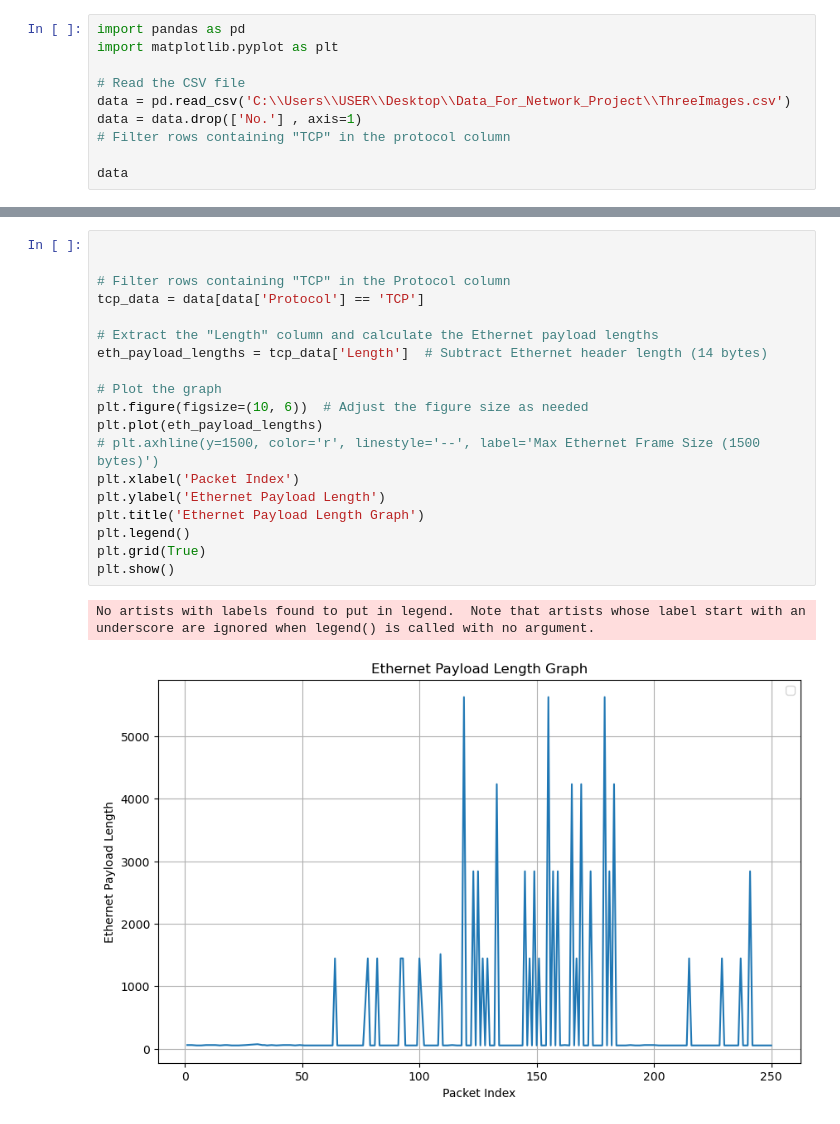
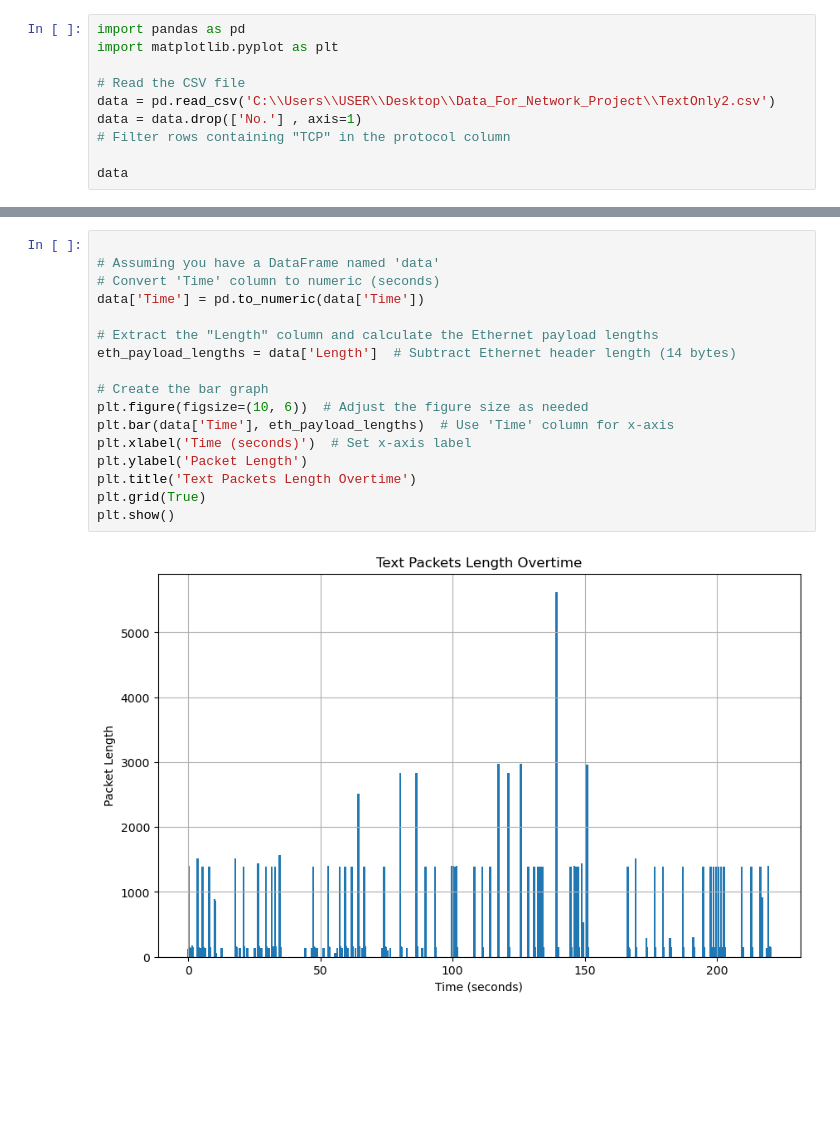
Before and after one commit to Kfirul/Computer_Networks_Final_Project, a Jupyter notebook: Computers Network.ipynb, the cells around one changed output, grey strips where cells are left out. Saved outputs shown, nothing was run; the diff lists cells and outputs as text; blank space fills up the shorter version.

Commit message:
Upload the noteBook

```diff
--- a/Computers Network.ipynb
+++ b/Computers Network.ipynb
@@ -3,7 +3,7 @@ import pandas as pd
 import matplotlib.pyplot as plt
 
 # Read the CSV file
-data = pd.read_csv('C:\\Users\\USER\\Desktop\\Data_For_Network_Project\\ThreeImages.csv')
+data = pd.read_csv('C:\\Users\\USER\\Desktop\\Data_For_Network_Project\\TextOnly2.csv')
 data = data.drop(['No.'] , axis=1)
 # Filter rows containing "TCP" in the protocol column
 
@@ -25,22 +25,19 @@ data
 # %%
 
-
-# Filter rows containing "TCP" in the Protocol column
-tcp_data = data[data['Protocol'] == 'TCP']
+# Assuming you have a DataFrame named 'data'
+# Convert 'Time' column to numeric (seconds)
+data['Time'] = pd.to_numeric(data['Time'])
 
 # Extract the "Length" column and calculate the Ethernet payload lengths
-eth_payload_lengths = tcp_data['Length']  # Subtract Ethernet header length (14 bytes)
+eth_payload_lengths = data['Length']  # Subtract Ethernet header length (14 bytes)
 
-# Plot the graph
+# Create the bar graph
 plt.figure(figsize=(10, 6))  # Adjust the figure size as needed
-plt.plot(eth_payload_lengths)
-# plt.axhline(y=1500, color='r', linestyle='--', label='Max Ethernet Frame Size (1500 bytes)')
-plt.xlabel('Packet Index')
-plt.ylabel('Ethernet Payload Length')
-plt.title('Ethernet Payload Length Graph')
-plt.legend()
+plt.bar(data['Time'], eth_payload_lengths)  # Use 'Time' column for x-axis
+plt.xlabel('Time (seconds)')  # Set x-axis label
+plt.ylabel('Packet Length')
+plt.title('Text Packets Length Overtime')
 plt.grid(True)
 plt.show()
 # %% [output]
-No artists with labels found to put in legend.  Note that artists whose label start with an underscore are ignored when legend() is called with no argument.
-[figure, old version]
+[figure, new version]
```
Also changed, not shown: parts of 23 cells of this notebook.
